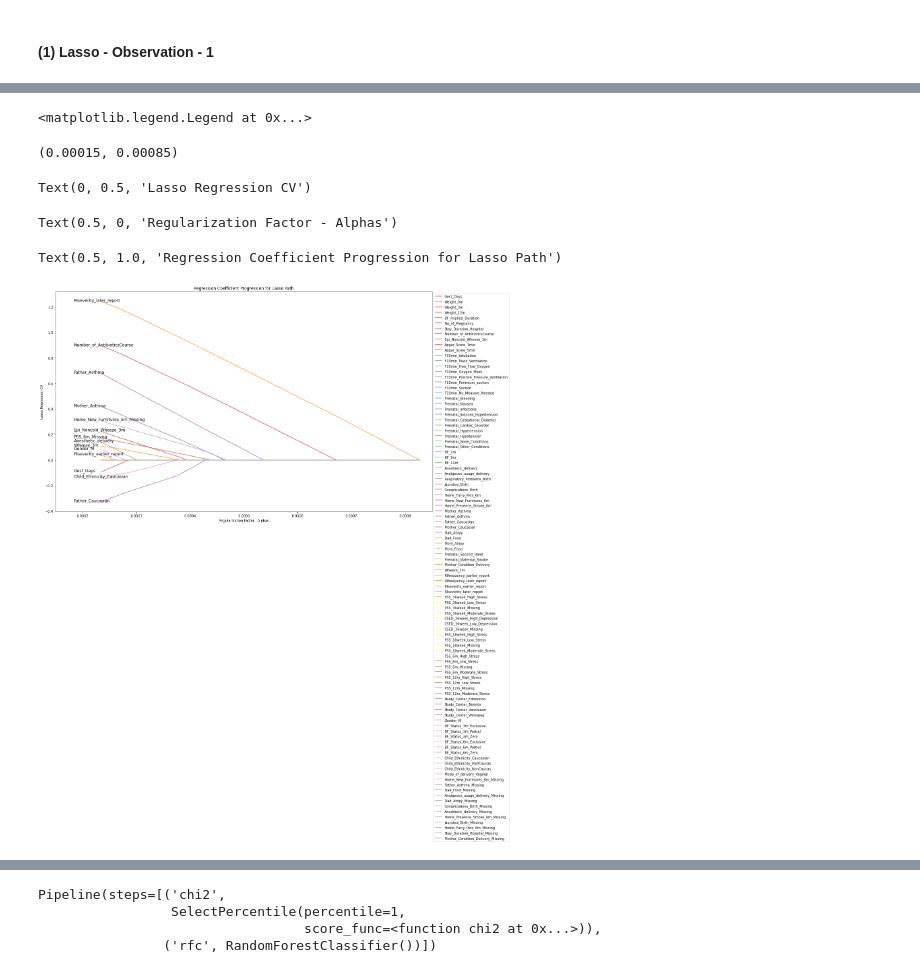
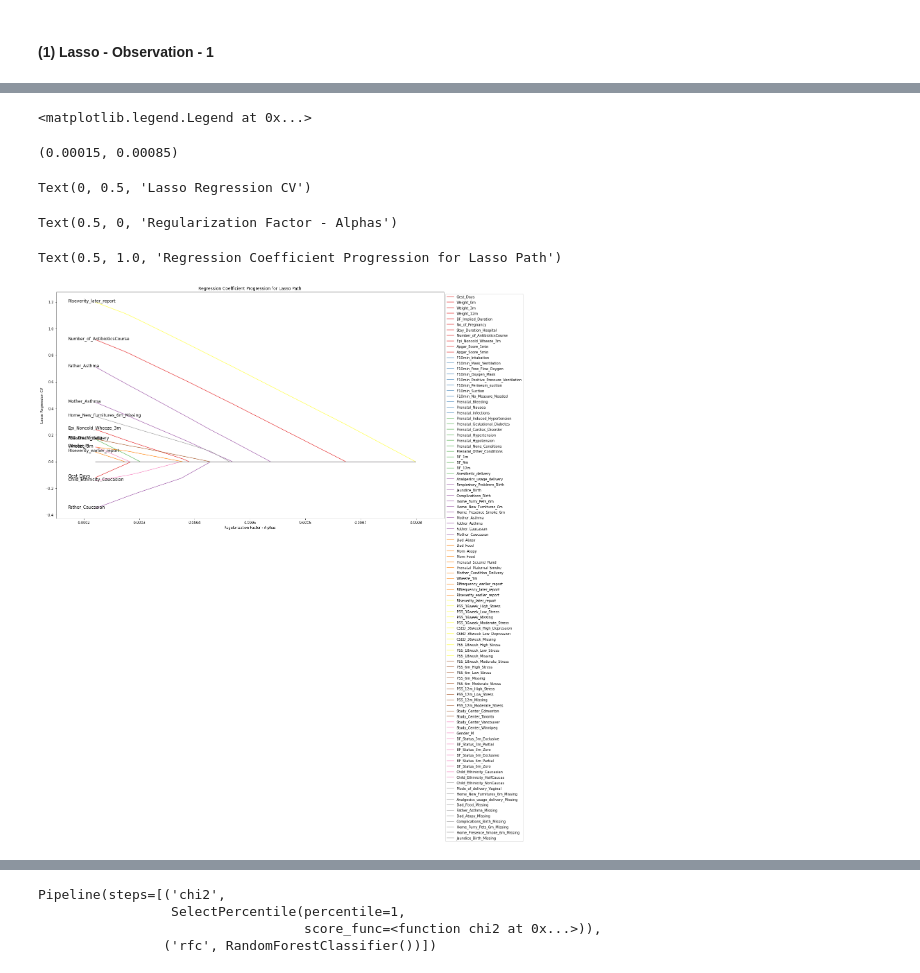
Before and after one commit to PingHe-Stan/Sickkids_ML, a Jupyter notebook: notebooks/CHILD_ml_pipeline.ipynb, the cells around one changed output, grey strips where cells are left out. Drawn from its saved outputs; the diff is of its cells as text; code cells hidden in the pictures.

```diff
--- a/notebooks/CHILD_ml_pipeline.ipynb
+++ b/notebooks/CHILD_ml_pipeline.ipynb
@@ -90,7 +89,7 @@ y = df_shrunk["y"].copy()
 # %% [markdown]
 ###  Test Run of Transformers
 # %%
-df_for_ml = generate_trainable_dataset(X, y, add_indicator_threshold=30)
+df_for_ml = generate_trainable_dataset(X, y, add_indicator_threshold=100)
 # %% [output]
 The output columns will be: RIfrequency_earlier_report, RIseverity_earlier_report, RIfrequency_later_report, RIseverity_later_report
 ---------------------------------------------------------------------------------------------------
@@ -403,7 +421,7 @@ model = LassoLarsCV(cv=skf).fit(X, y)
 fig, ax = plt.subplots(figsize=(20, 12))
 columns_of_total = X.shape[1]
 start = 0
-end = 102
+end = X.shape[1]
 number_of_display = end - start
 
 cm = iter(plt.get_cmap("Set1")(np.linspace(0, 1, number_of_display)))
@@ -419,34 +437,34 @@ lassocv_df = pd.DataFrame(
 )
 
 y_pos_ser = lassocv_df.iloc[-1:].T.iloc[:, 0][lassocv_df.iloc[-1:].T.iloc[:, 0] != 0]
 x_pos = float(lassocv_df.iloc[-1:].T.columns.values)
 x_pos_list = [x_pos for i in range(len(y_pos_ser))]
 
 for x_t, y_t, text in zip(x_pos_list, y_pos_ser.values, y_pos_ser.index):
     axtxt = ax.text(
         x_t - 0.00005,
         y_t,
         text,  # Used to format it K representation
         color="black",
         rotation="horizontal",
         size="large",
     )
 
 ax.legend(X.columns[start:end], bbox_to_anchor=(1, 1))
 
 plt.xlim([0.00015, 0.00085])
 plt.ylabel("Lasso Regression CV")
 plt.xlabel("Regularization Factor - Alphas")
 plt.title("Regression Coefficient Progression for Lasso Path")
 
 fig.savefig("../images/lasso_progression",dpi=300,bbox_inches='tight')
 # %% [output]
 <matplotlib.legend.Legend at 0x...>
 (0.00015, 0.00085)
 Text(0, 0.5, 'Lasso Regression CV')
 Text(0.5, 0, 'Regularization Factor - Alphas')
 Text(0.5, 1.0, 'Regression Coefficient Progression for Lasso Path')
-[figure, old version]
+[figure, new version]
 [interactive output not drawn]
 # %%
 view_y_proportions(
```
Also changed, not shown: parts of 30 cells of this notebook.
